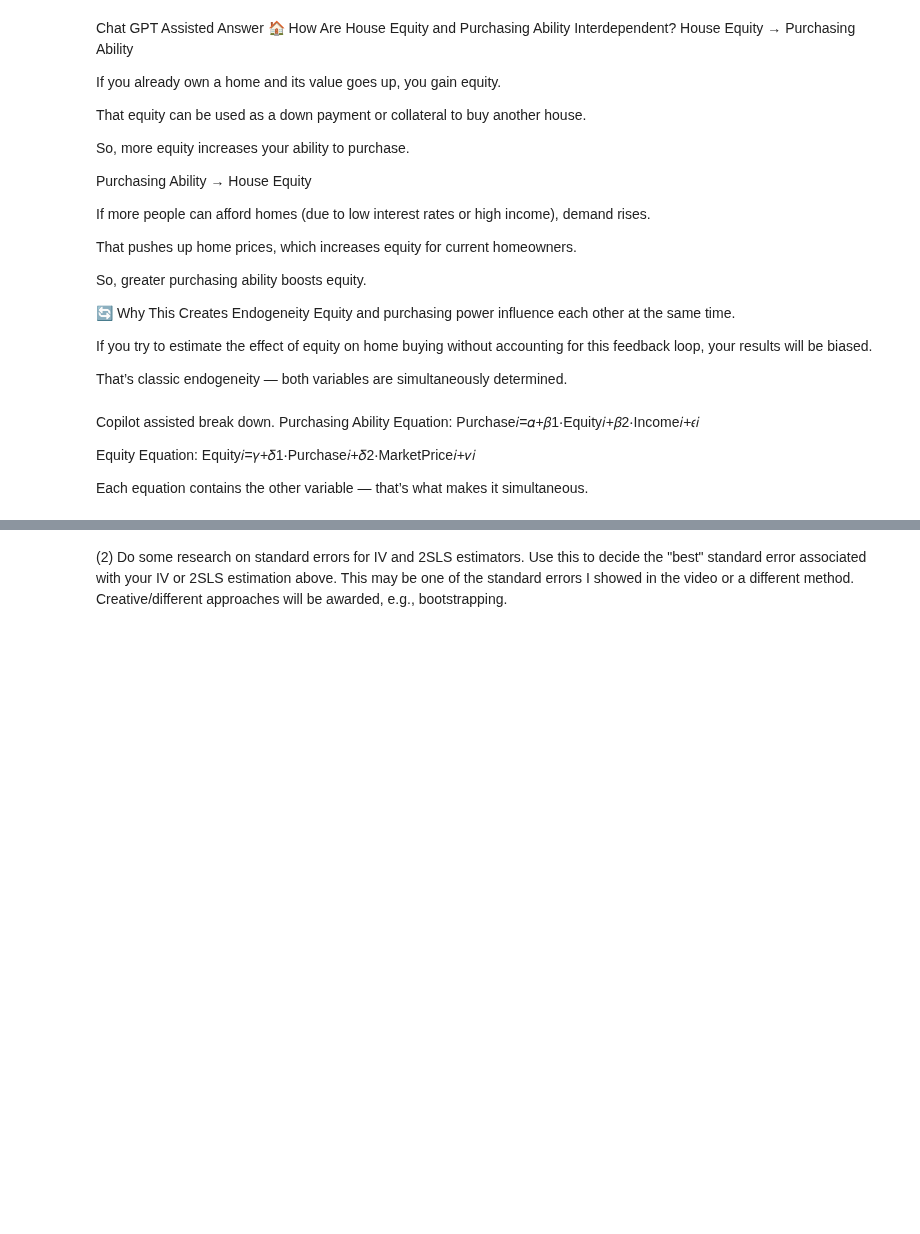
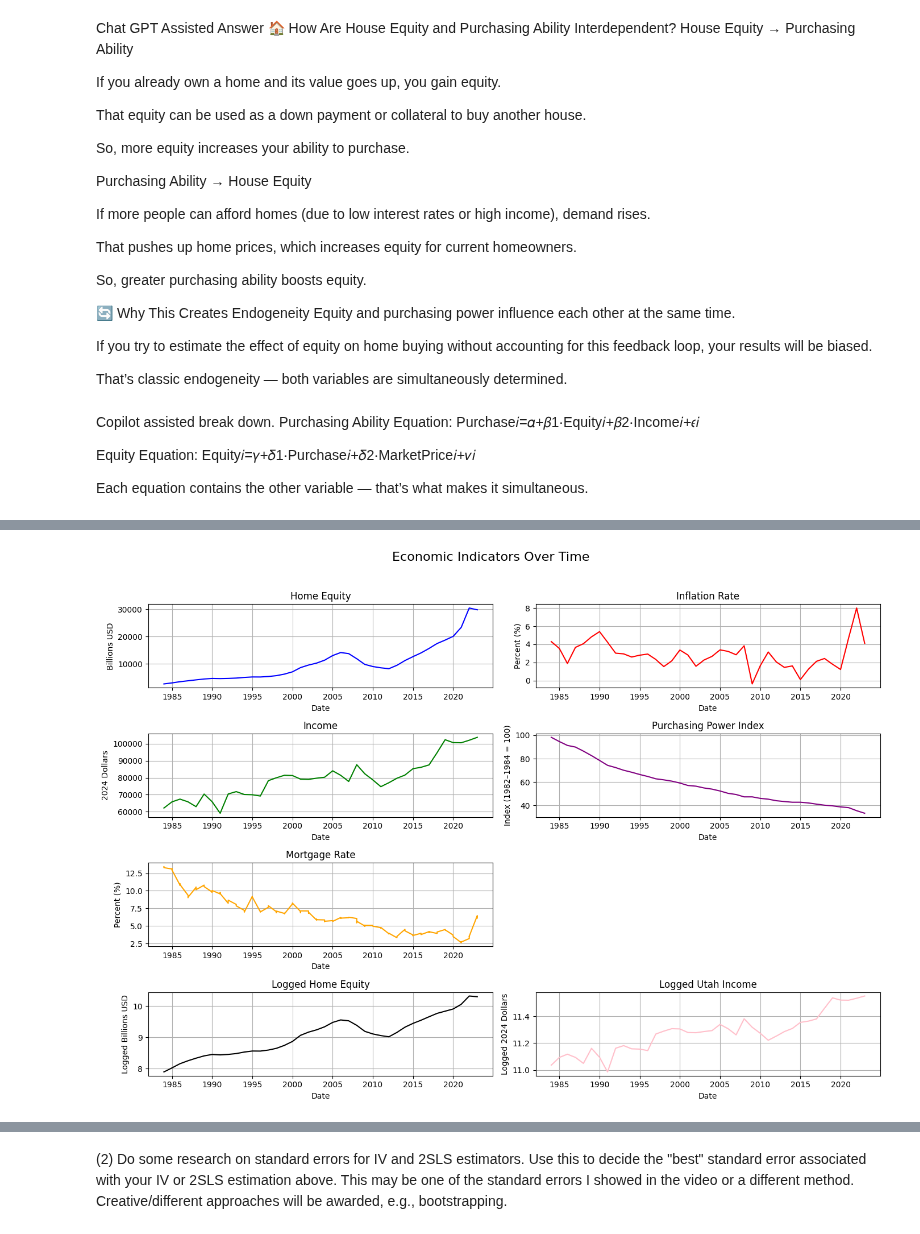
Before and after one commit to IanTaiAhn/econ6550, a Jupyter notebook: colab_assignments/Google_Colab_Assignment_6.ipynb, the cells around one changed output, grey strips where cells are left out. Saved outputs shown, nothing was run; the diff lists cells and outputs as text; code cells hidden in the pictures; blank space fills up the shorter version.

Commit message:
doing pretty good on assignment 6

```diff
--- a/colab_assignments/Google_Colab_Assignment_6.ipynb
+++ b/colab_assignments/Google_Colab_Assignment_6.ipynb
@@ -44,0 +93,11 @@ Each equation contains the other variable — that’s what makes it simultaneou
+# %%
+def load_and_prepare(file, value_col_name):
+    df = pd.read_csv(file, parse_dates=['observation_date'], index_col='observation_date')
+    df.rename(columns={df.columns[0]: value_col_name}, inplace=True)
+    return df
+
+home_equity = load_and_prepare('../datasets/assignment6/home_equity.csv', 'home_equity')
+purchasing_power = load_and_prepare('../datasets/assignment6/purchasing_power.csv', 'purchasing_power')
+inflation = load_and_prepare('../datasets/assignment6/inflation.csv', 'inflation')
+mortgage_rate = load_and_prepare('../datasets/assignment6/mortgage.csv', 'mortgage_rate')
+income_utah = load_and_prepare('../datasets/assignment6/utah_median_household_income.csv', 'income_utah')
@@ -44,0 +185,59 @@ Each equation contains the other variable — that’s what makes it simultaneou
+# %%
+fig, axs = plt.subplots(4, 2, figsize=(14, 10))
+
+# Home Equity
+axs[0, 0].plot(merged['observation_date'], merged['home_equity'], color='blue')
+axs[0, 0].set_title('Home Equity')
+axs[0, 0].set_ylabel('Billions USD')
+axs[0, 0].grid(True)
+
+# Inflation
+axs[0, 1].plot(merged['observation_date'], merged['inflation'], color='red')
+axs[0, 1].set_title('Inflation Rate')
+axs[0, 1].set_ylabel('Percent (%)')
+axs[0, 1].grid(True)
+
+# Income
+axs[1, 0].plot(merged['observation_date'], merged['income_utah'], color='green')
+axs[1, 0].set_title('Income')
+axs[1, 0].set_ylabel('2024 Dollars')
+axs[1, 0].grid(True)
+
+# Purchasing Power
+axs[1, 1].plot(merged['observation_date'], merged['purchasing_power'], color='purple')
+axs[1, 1].set_title('Purchasing Power Index')
+axs[1, 1].set_ylabel('Index (1982–1984 = 100)')
+axs[1, 1].grid(True)
+
+# Mortgage Rate
+axs[2, 0].plot(merged['observation_date'], merged['mortgage_rate'], color='orange')
+axs[2, 0].set_title('Mortgage Rate')
+axs[2, 0].set_ylabel('Percent (%)')
+axs[2, 0].grid(True)
+
+# Logged Home Equity
+axs[3, 0].plot(merged['observation_date'], merged['log_home_equity'], color='black')
+axs[3, 0].set_title('Logged Home Equity')
+axs[3, 0].set_ylabel('Logged Billions USD')
+axs[3, 0].grid(True)
+
+# Logged Utah Income
+axs[3, 1].plot(merged['observation_date'], merged['log_income_utah'], color='pink')
+axs[3, 1].set_title('Logged Utah Income')
+axs[3, 1].set_ylabel('Logged 2024 Dollars')
+axs[3, 1].grid(True)
+
+
+# Hide empty subplot (bottom right)
+fig.delaxes(axs[2, 1])
+
+# Shared x-axis label
+for ax in axs.flat:
+    if ax:
+        ax.set_xlabel('Date')
+
+plt.suptitle('Economic Indicators Over Time', fontsize=16)
+plt.tight_layout(rect=[0, 0, 1, 0.96])
+plt.show()
+# %% [output]
+[figure, added]
```
Also changed, not shown: parts of 12 cells of this notebook, 16 other files.
